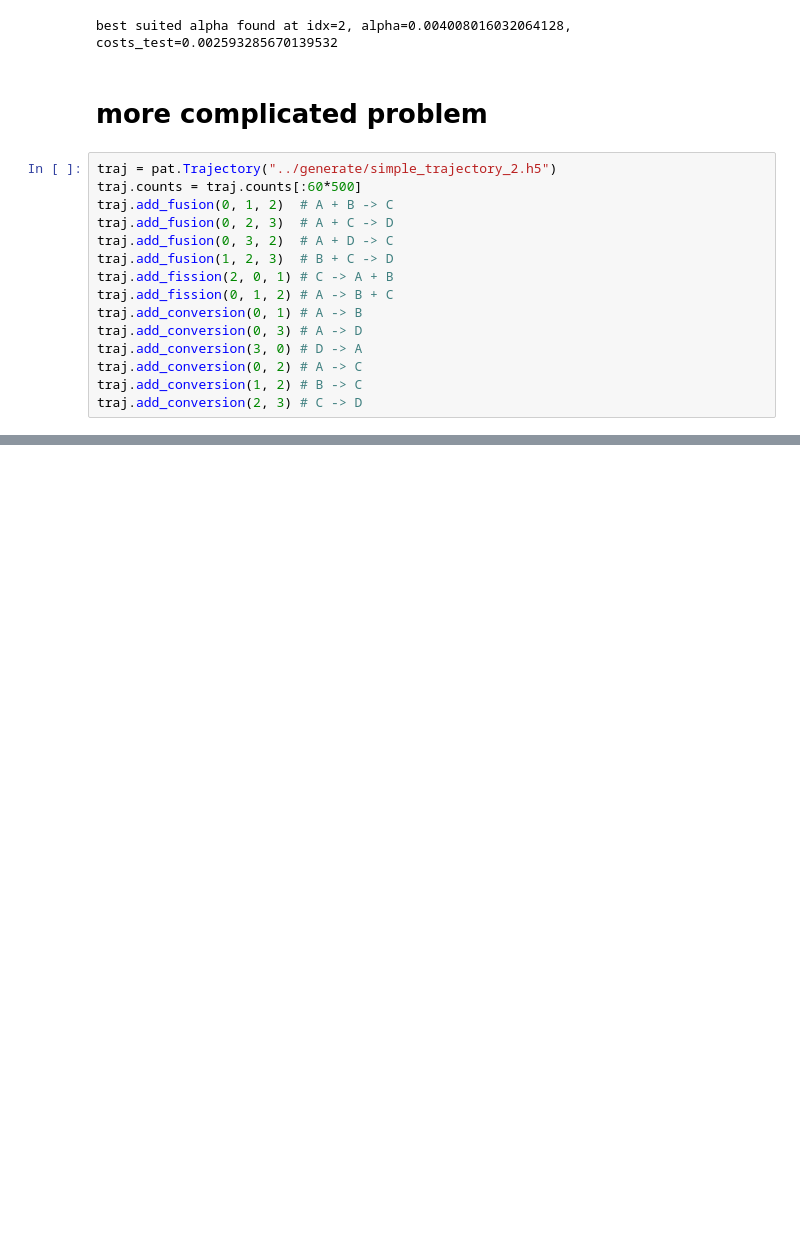
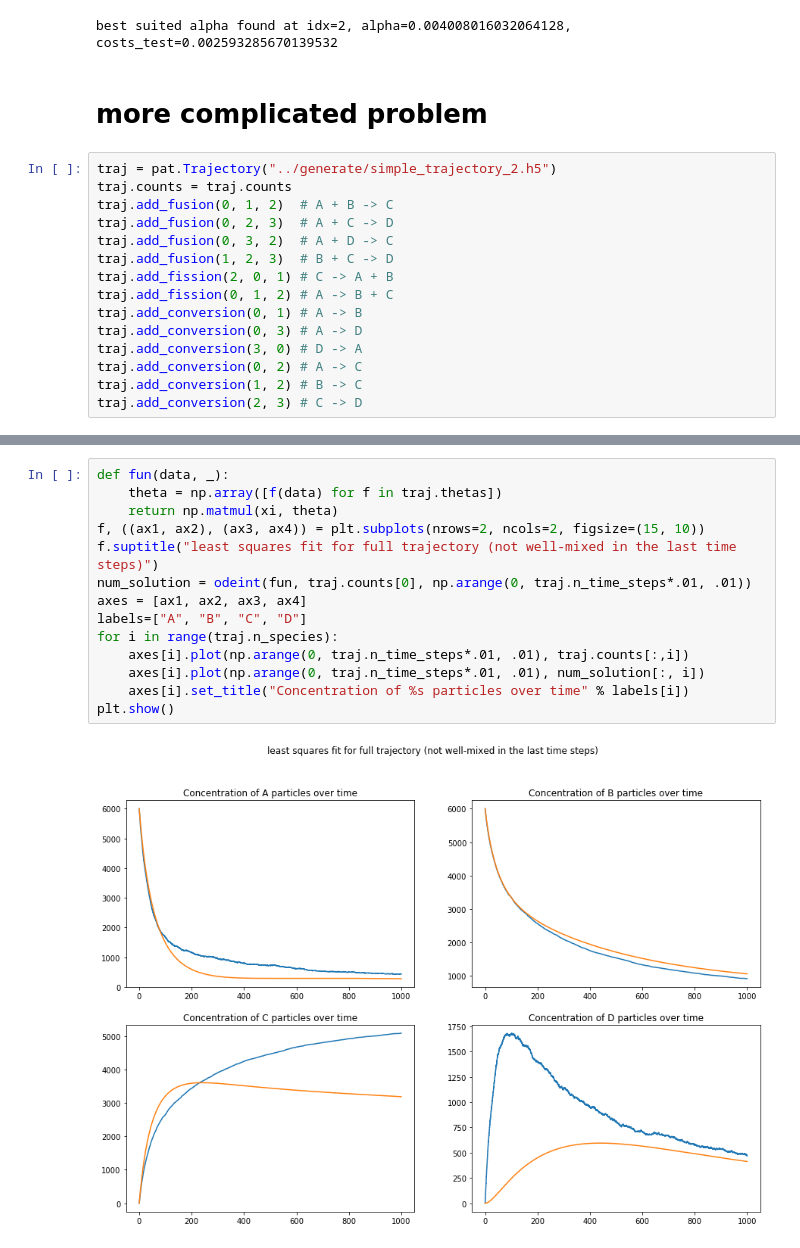
Before and after one commit to readdy/readdy_learn, a Jupyter notebook: analyze/find_lasso_parameter.ipynb, the cells around one changed output, grey strips where cells are left out. Drawn from its saved outputs; the diff is of its cells as text; blank space fills up the shorter version.

```diff
--- a/analyze/find_lasso_parameter.ipynb
+++ b/analyze/find_lasso_parameter.ipynb
@@ -43,7 +39,7 @@ best suited alpha found at idx=2, alpha=0.004008016032064128, costs_test=0.00259
 # more complicated problem
 # %%
 traj = pat.Trajectory("../generate/simple_trajectory_2.h5")
-traj.counts = traj.counts[:60*500]
+traj.counts = traj.counts
 traj.add_fusion(0, 1, 2)  # A + B -> C
 traj.add_fusion(0, 2, 3)  # A + C -> D
 traj.add_fusion(0, 3, 2)  # A + D -> C
@@ -106,0 +92,16 @@ lasso fitted rate (per volume): 0.006685628540461525
+# %%
+def fun(data, _):
+    theta = np.array([f(data) for f in traj.thetas])
+    return np.matmul(xi, theta)
+f, ((ax1, ax2), (ax3, ax4)) = plt.subplots(nrows=2, ncols=2, figsize=(15, 10))
+f.suptitle("least squares fit for full trajectory (not well-mixed in the last time steps)")
+num_solution = odeint(fun, traj.counts[0], np.arange(0, traj.n_time_steps*.01, .01))
+axes = [ax1, ax2, ax3, ax4]
+labels=["A", "B", "C", "D"]
+for i in range(traj.n_species):
+    axes[i].plot(np.arange(0, traj.n_time_steps*.01, .01), traj.counts[:,i])
+    axes[i].plot(np.arange(0, traj.n_time_steps*.01, .01), num_solution[:, i])
+    axes[i].set_title("Concentration of %s particles over time" % labels[i])
+plt.show()
+# %% [output]
+[figure, added]
```
Also changed, not shown: parts of 13 cells of this notebook, 1 other file.
